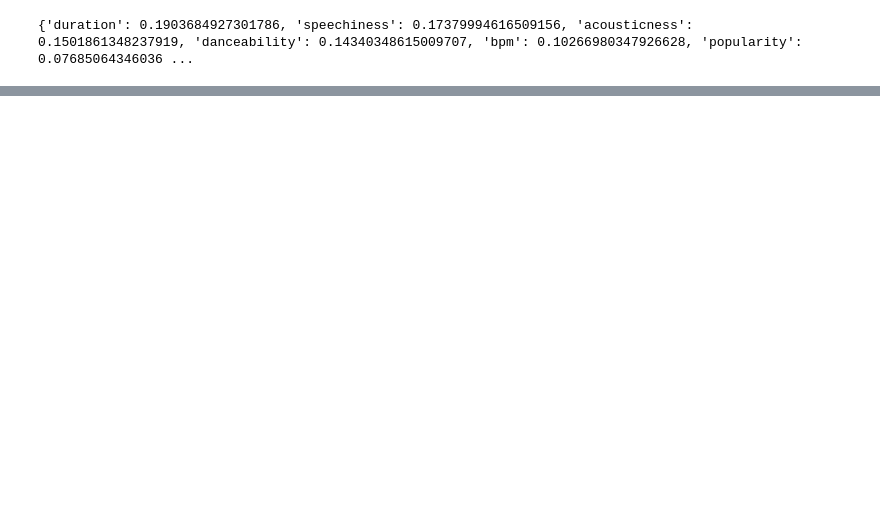
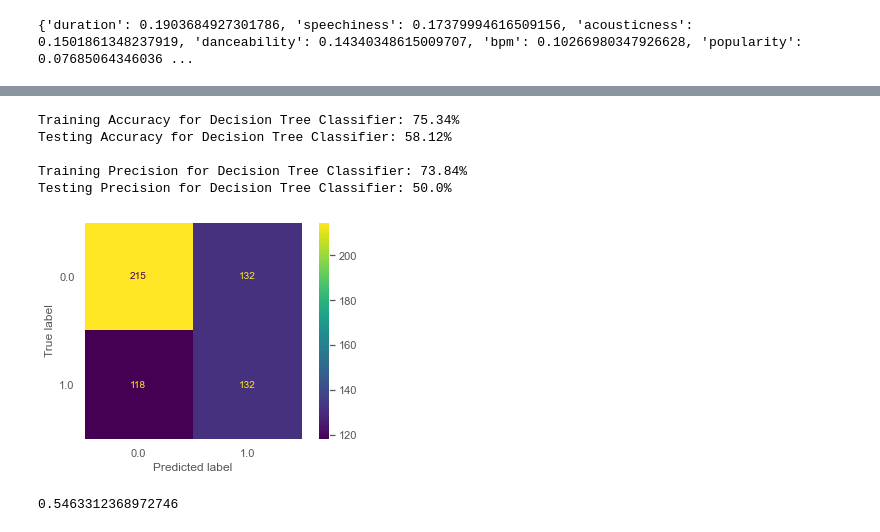
Before and after one commit to rookiescientist-andre/Pop-Genre-Classifier, a Jupyter notebook: Genre Classifier.ipynb, the cells around one changed output, grey strips where cells are left out. Saved outputs shown, nothing was run; the diff lists cells and outputs as text; code cells hidden in the pictures; blank space fills up the shorter version.

```diff
--- a/Genre Classifier.ipynb
+++ b/Genre Classifier.ipynb
@@ -395,0 +541,31 @@ Testing Precision for Decision Tree Classifier: 44.08%
+# %%
+gbt_clf = GradientBoostingClassifier(random_state=17)
+gbt_clf.fit(X_train, y_train)
+gbt_clf_train_preds = gbt_clf.predict(X_train)
+gbt_clf_test_preds = gbt_clf.predict(X_test)
+# %%
+# Print accuracy and precision scores
+print("Training Accuracy for Decision Tree Classifier: {:.4}%".format(accuracy_score(y_train, gbt_clf_train_preds) * 100))
+print("Testing Accuracy for Decision Tree Classifier: {:.4}%".format(accuracy_score(y_test, gbt_clf_test_preds) * 100))
+print('')
+print("Training Precision for Decision Tree Classifier: {:.4}%".format(precision_score(y_train, gbt_clf_train_preds) * 100))
+print("Testing Precision for Decision Tree Classifier: {:.4}%".format(precision_score(y_test, gbt_clf_test_preds) * 100))
+# %% [output]
+Training Accuracy for Decision Tree Classifier: 75.34%
+Testing Accuracy for Decision Tree Classifier: 58.12%
+
+Training Precision for Decision Tree Classifier: 73.84%
+Testing Precision for Decision Tree Classifier: 50.0%
+# %%
+cm = confusion_matrix(y_test, gbt_clf_test_preds, labels=gbt_clf.classes_)
+disp = ConfusionMatrixDisplay(confusion_matrix=cm,
+                              display_labels=gbt_clf.classes_)
+disp.plot()
+plt.grid(False)
+plt.show();
+# %% [output]
+[figure, added]
+# %%
+print(cross_val_score(gbt_clf, df3_conc, y, cv=5).mean())
+# %% [output]
+0.5463312368972746
```
Also changed, not shown: parts of 33 cells of this notebook.
